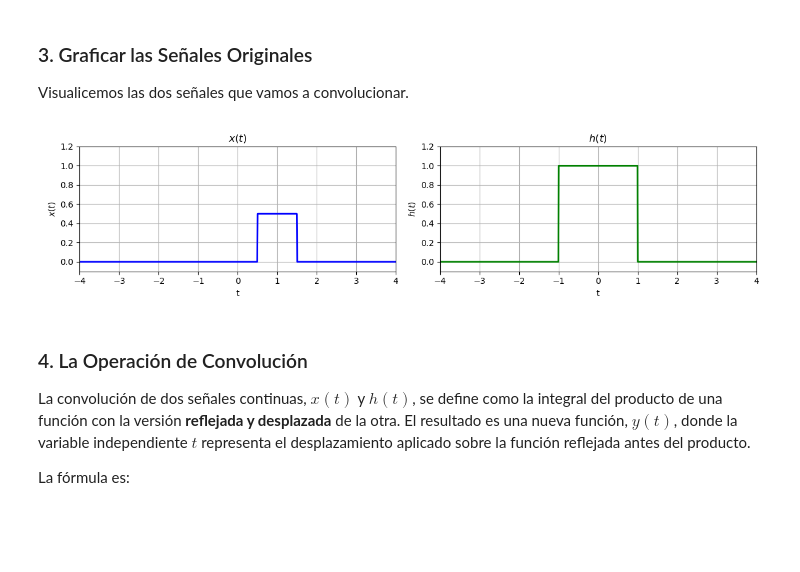
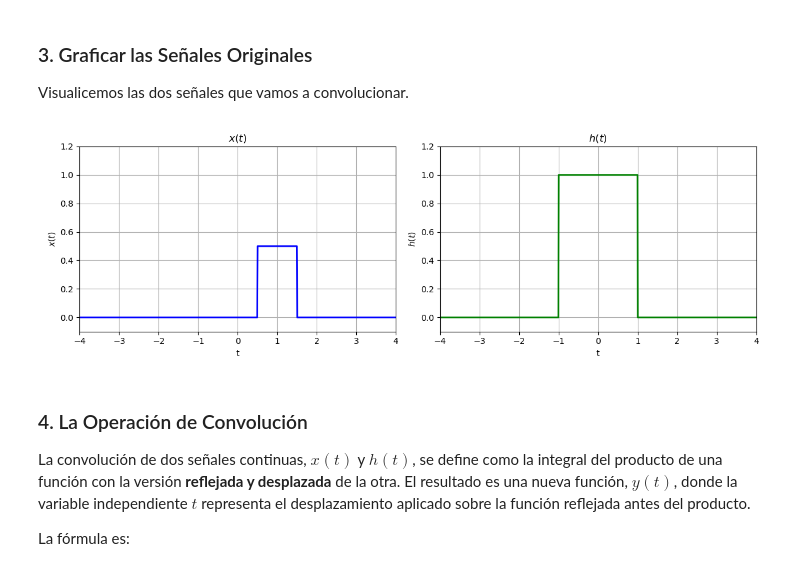
Before and after one commit to germansc/asys-notebooks, a Jupyter notebook: Convolucion/convotest.ipynb, the cells around one changed output. Drawn from its saved outputs; the diff is of its cells as text; code cells hidden in the pictures; blank space fills up the shorter version.

```diff
--- a/Convolucion/convotest.ipynb
+++ b/Convolucion/convotest.ipynb
@@ -42,35 +42,35 @@ Visualicemos las dos señales que vamos a convolucionar.
 # %%
 # Definimos un eje de tiempo común para graficar
 t_eje = np.linspace(-10, 10, 2000)
 
 # Creamos las dos señales a convolucionar:
-x = 0.5*cajon(t_eje - 1)
-h = cajon(t_eje/2)
+x_t = 0.5*cajon(t_eje - 1)
+h_t = cajon(t_eje/2)
 
-fig, (ax1, ax2) = plt.subplots(1, 2, figsize=(12, 3))
+fig, (ax1, ax2) = plt.subplots(1, 2, figsize=(12, 4))
 
 # Gráfica de x(t)
-ax1.plot(t_eje, x, 'b', linewidth=2)
+ax1.plot(t_eje, x_t, 'b', linewidth=2)
 ax1.set_title('$x(t)$')
 ax1.set_xlabel('t')
 ax1.set_ylabel('$x(t)$')
 ax1.grid(True)
 ax1.set_ylim(-0.1, 1.2)
 ax1.set_xlim(-4, 4)
 
 # Gráfica de h(t)
-ax2.plot(t_eje, h, 'g', linewidth=2)
+ax2.plot(t_eje, h_t, 'g', linewidth=2)
 ax2.set_title('$h(t)$')
 ax2.set_xlabel('t')
 ax2.set_ylabel('$h(t)$')
 ax2.grid(True)
 ax2.set_ylim(-0.1, 1.2)
 ax2.set_xlim(-4, 4)
 
 plt.tight_layout()
 plt.show()
 # %% [output]
-[figure, old version]
+[figure, new version]
 # %% [markdown]
 ### 4. La Operación de Convolución
 
```
Also changed, not shown: parts of 1 cell of this notebook.
